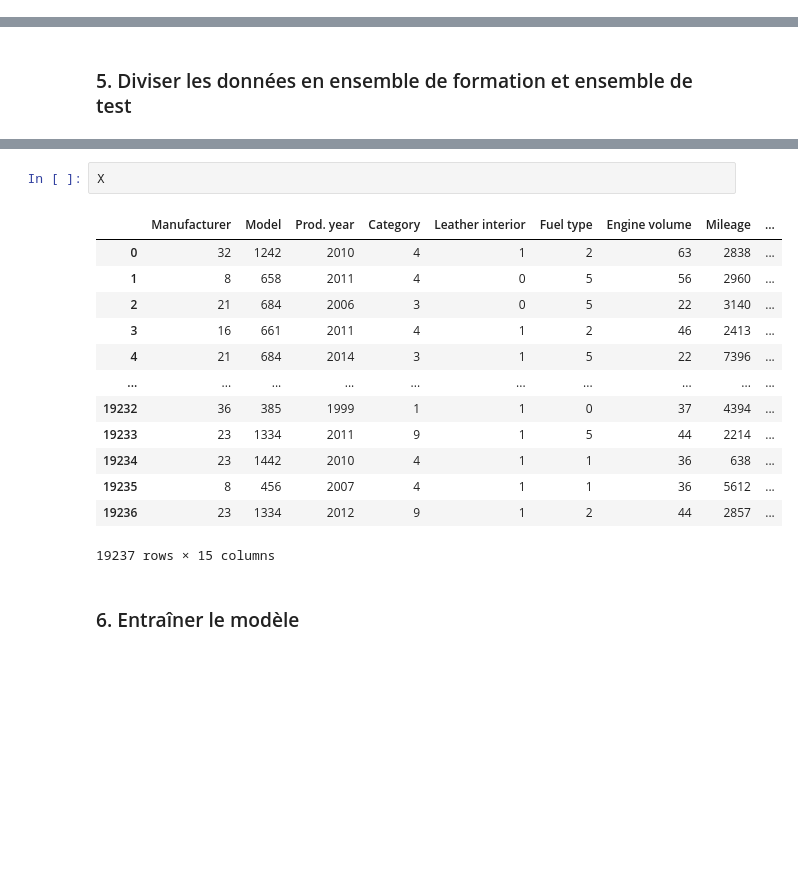
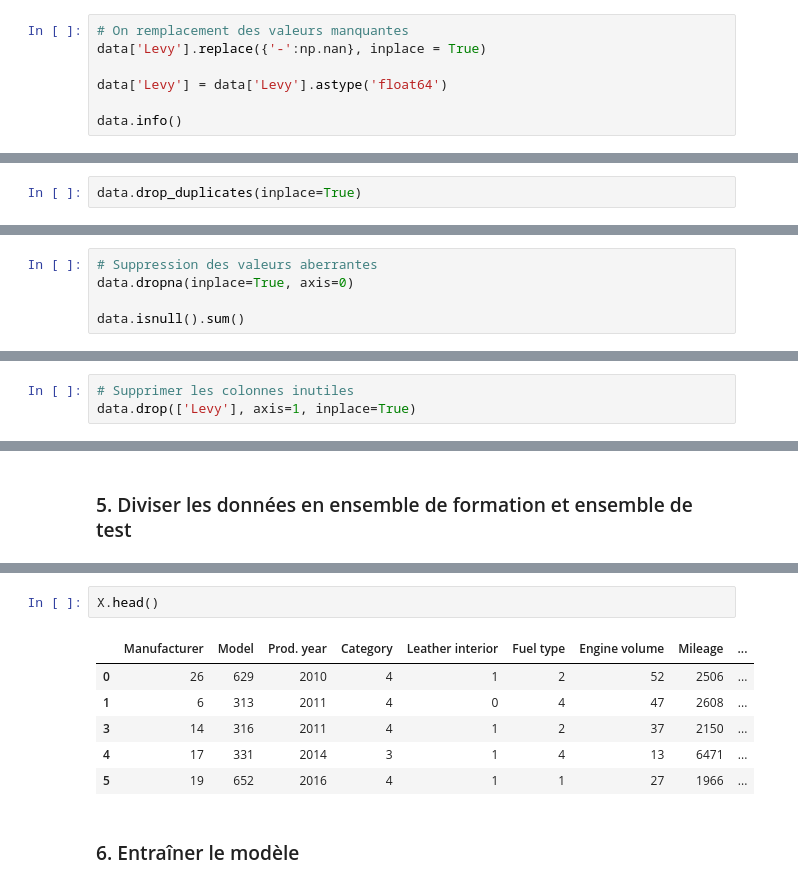
Before and after one commit to Bemadji/Machine_Learning_Prediction_du_prix_des_voitures, a Jupyter notebook: Prediction_du prix_des_voitures_a_travers_une_application_Web.ipynb, the cells around one changed output, grey strips where cells are left out. Saved outputs shown, nothing was run; the diff lists cells and outputs as text; blank space fills up the shorter version.

```diff
--- a/Prediction_du prix_des_voitures_a_travers_une_application_Web.ipynb
+++ b/Prediction_du prix_des_voitures_a_travers_une_application_Web.ipynb
@@ -117,0 +134,7 @@ data.head()
+# %%
+# On remplacement des valeurs manquantes
+data['Levy'].replace({'-':np.nan}, inplace = True)
+
+data['Levy'] = data['Levy'].astype('float64')
+
+data.info()
@@ -117,0 +159,2 @@ data.head()
+# %%
+data.drop_duplicates(inplace=True)
@@ -117,0 +185,5 @@ data.head()
+# %%
+# Suppression des valeurs aberrantes
+data.dropna(inplace=True, axis=0)
+
+data.isnull().sum()
@@ -118,3 +313,6 @@ data.head()
+# %%
+# Supprimer les colonnes inutiles
+data.drop(['Levy'], axis=1, inplace=True)
 # %%
 
 # Transformer les variables catégorielles en numériques
@@ -169,19 +363,12 @@ Name: Price, Length: 19237, dtype: int64
 # %%
-X
+X.head()
 # %% [output]
 |  | Manufacturer | Model | Prod. year | Category | Leather interior | Fuel type | Engine volume | Mileage | ... |
-| 0 | 32 | 1242 | 2010 | 4 | 1 | 2 | 63 | 2838 | ... |
-| 1 | 8 | 658 | 2011 | 4 | 0 | 5 | 56 | 2960 | ... |
-| 2 | 21 | 684 | 2006 | 3 | 0 | 5 | 22 | 3140 | ... |
-| 3 | 16 | 661 | 2011 | 4 | 1 | 2 | 46 | 2413 | ... |
-| 4 | 21 | 684 | 2014 | 3 | 1 | 5 | 22 | 7396 | ... |
-| ... | ... | ... | ... | ... | ... | ... | ... | ... | ... |
-| 19232 | 36 | 385 | 1999 | 1 | 1 | 0 | 37 | 4394 | ... |
-| 19233 | 23 | 1334 | 2011 | 9 | 1 | 5 | 44 | 2214 | ... |
-| 19234 | 23 | 1442 | 2010 | 4 | 1 | 1 | 36 | 638 | ... |
-| 19235 | 8 | 456 | 2007 | 4 | 1 | 1 | 36 | 5612 | ... |
-| 19236 | 23 | 1334 | 2012 | 9 | 1 | 2 | 44 | 2857 | ... |
+| 0 | 26 | 629 | 2010 | 4 | 1 | 2 | 52 | 2506 | ... |
+| 1 | 6 | 313 | 2011 | 4 | 0 | 4 | 47 | 2608 | ... |
+| 3 | 14 | 316 | 2011 | 4 | 1 | 2 | 37 | 2150 | ... |
+| 4 | 17 | 331 | 2014 | 3 | 1 | 4 | 13 | 6471 | ... |
+| 5 | 19 | 652 | 2016 | 4 | 1 | 1 | 27 | 1966 | ... |
-19237 rows × 15 columns
 # %% [markdown]
 ### 6. Entraîner le modèle
 # %%
```
Also changed, not shown: parts of 38 cells of this notebook.
